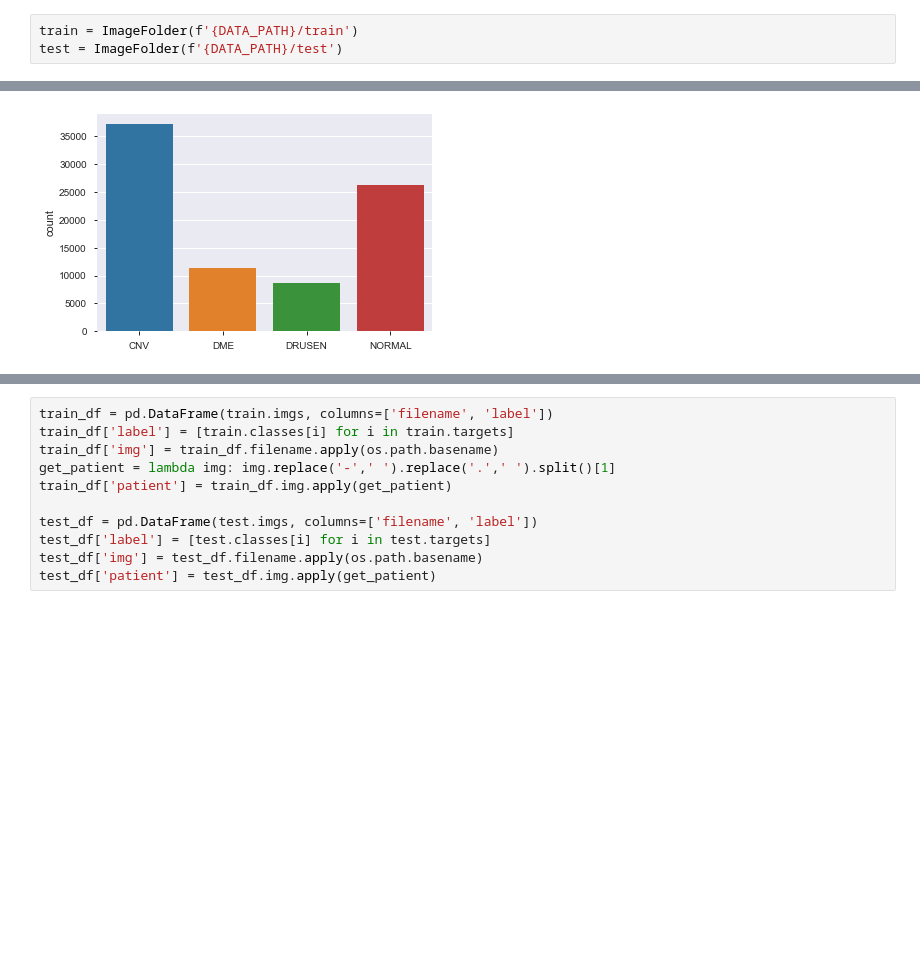
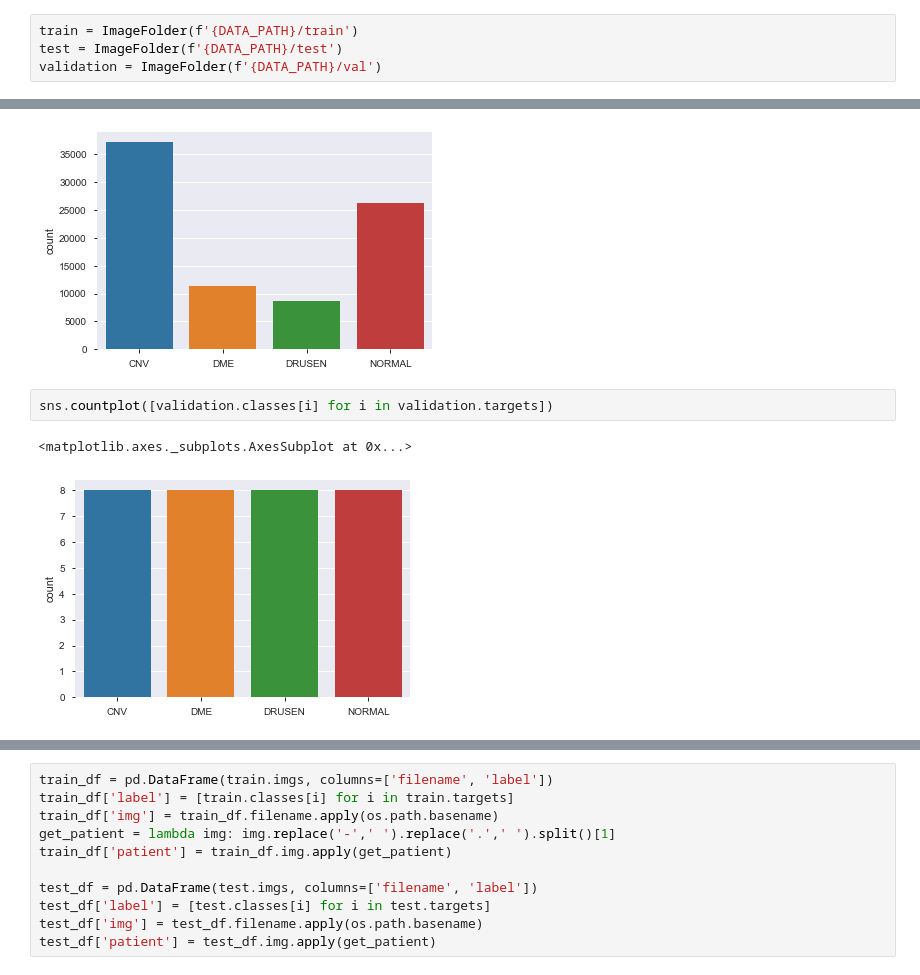
Before and after one commit to Valentyn1997/oct-diagn-semi-supervised, a Jupyter notebook: notebooks/00_dataset_statistics.ipynb, the cells around one changed output, grey strips where cells are left out. Drawn from its saved outputs; the diff is of its cells as text; blank space fills up the shorter version.

```diff
--- a/notebooks/00_dataset_statistics.ipynb
+++ b/notebooks/00_dataset_statistics.ipynb
@@ -17,6 +17,7 @@ from src import DATA_PATH
 # %%
 train = ImageFolder(f'{DATA_PATH}/train')
 test = ImageFolder(f'{DATA_PATH}/test')
+validation = ImageFolder(f'{DATA_PATH}/val')
 # %%
 train
 # %% [output]
@@ -32,3 +45,8 @@ sns.countplot([train.classes[i] for i in train.targets])
 # %% [output]
 <matplotlib.axes._subplots.AxesSubplot at 0x...>
 [figure]
+# %%
+sns.countplot([validation.classes[i] for i in validation.targets])
+# %% [output]
+<matplotlib.axes._subplots.AxesSubplot at 0x...>
+[figure, added]
```
Also changed, not shown: parts of 4 cells of this notebook, 3 other files.
